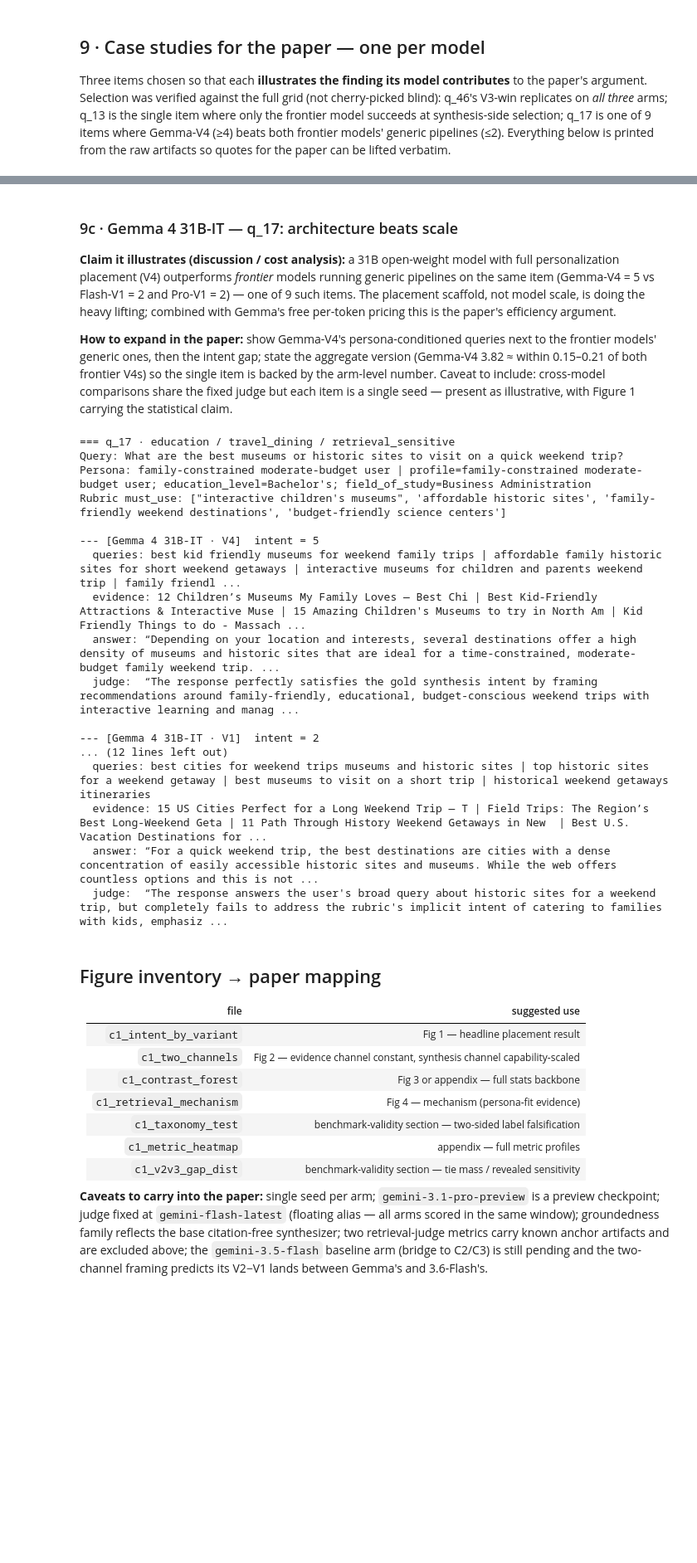
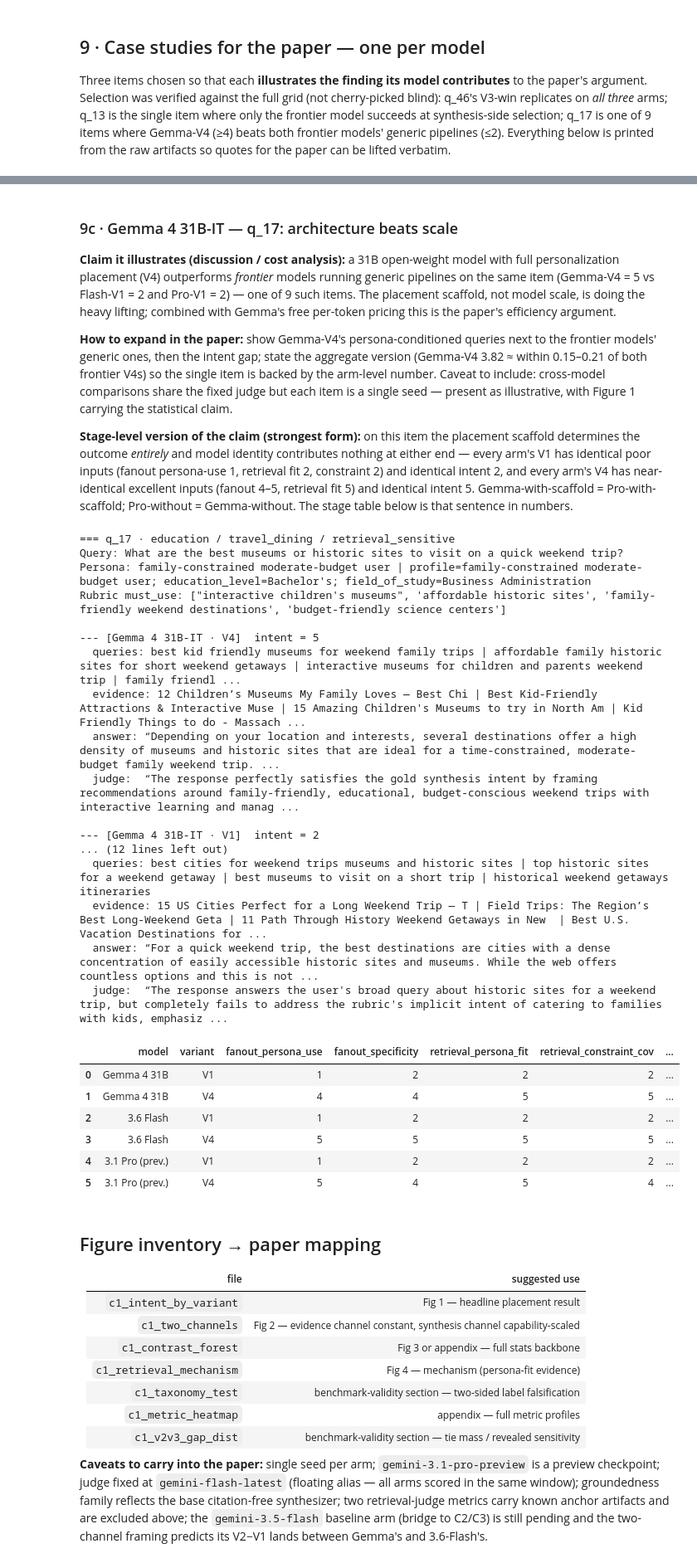
Before and after one commit to Yuanchen-Wu/personalized-search-agent-research, a Jupyter notebook: notebooks/c1_v2_multimodel_analysis.ipynb, the cells around one changed output, grey strips where cells are left out. Shown at 83% size. Saved outputs shown, nothing was run; the diff lists cells and outputs as text; code cells hidden in the pictures; blank space fills up the shorter version.

```diff
--- a/notebooks/c1_v2_multimodel_analysis.ipynb
+++ b/notebooks/c1_v2_multimodel_analysis.ipynb
@@ -553,27 +639,42 @@ models' generic ones, then the intent gap; state the aggregate version (Gemma-V4
 0.15–0.21 of both frontier V4s) so the single item is backed by the arm-level number. Caveat to
 include: cross-model comparisons share the fixed judge but each item is a single seed — present
 as illustrative, with Figure 1 carrying the statistical claim.
+
+**Stage-level version of the claim (strongest form):** on this item the placement scaffold
+determines the outcome *entirely* and model identity contributes nothing at either end — every
+arm's V1 has identical poor inputs (fanout persona-use 1, retrieval fit 2, constraint 2) and
+identical intent 2, and every arm's V4 has near-identical excellent inputs (fanout 4–5, retrieval
+fit 5) and identical intent 5. Gemma-with-scaffold = Pro-with-scaffold; Pro-without = Gemma-without.
+The stage table below is that sentence in numbers.
 # %%
 case_study("q_17", [("gemma-4-31b-it", "V4"), ("gemma-4-31b-it", "V1"),
                     ("gemini-3.6-flash", "V1"), ("gemini-3.1-pro-preview", "V1")])
+stage_table("q_17", ["V1", "V4"])
 # %% [output]
 === q_17 · education / travel_dining / retrieval_sensitive
 Query: What are the best museums or historic sites to visit on a quick weekend trip?
 Persona: family-constrained moderate-budget user | profile=family-constrained moderate-budget user; education_level=Bachelor's; field_of_study=Business Administration
 Rubric must_use: ["interactive children's museums", 'affordable historic sites', 'family-friendly weekend destinations', 'budget-friendly science centers']
 
 --- [Gemma 4 31B-IT · V4]  intent = 5
   queries: best kid friendly museums for weekend family trips | affordable family historic sites for short weekend getaways | interactive museums for children and parents weekend trip | family friendl ...
   evidence: 12 Children’s Museums My Family Loves — Best Chi | Best Kid-Friendly Attractions & Interactive Muse | 15 Amazing Children's Museums to try in North Am | Kid Friendly Things to do - Massach ...
   answer: “Depending on your location and interests, several destinations offer a high density of museums and historic sites that are ideal for a time-constrained, moderate-budget family weekend trip. ...
   judge:  “The response perfectly satisfies the gold synthesis intent by framing recommendations around family-friendly, educational, budget-conscious weekend trips with interactive learning and manag ...
 
 --- [Gemma 4 31B-IT · V1]  intent = 2
 ... (12 lines left out)
   queries: best cities for weekend trips museums and historic sites | top historic sites for a weekend getaway | best museums to visit on a short trip | historical weekend getaways itineraries
   evidence: 15 US Cities Perfect for a Long Weekend Trip — T | Field Trips: The Region’s Best Long-Weekend Geta | 11 Path Through History Weekend Getaways in New  | Best U.S. Vacation Destinations for ...
   answer: “For a quick weekend trip, the best destinations are cities with a dense concentration of easily accessible historic sites and museums. While the web offers countless options and this is not ...
   judge:  “The response answers the user's broad query about historic sites for a weekend trip, but completely fails to address the rubric's implicit intent of catering to families with kids, emphasiz ...
+|  | model | variant | fanout_persona_use | fanout_specificity | retrieval_persona_fit | retrieval_constraint_cov | ... |
+| 0 | Gemma 4 31B | V1 | 1 | 2 | 2 | 2 | ... |
+| 1 | Gemma 4 31B | V4 | 4 | 4 | 5 | 5 | ... |
+| 2 | 3.6 Flash | V1 | 1 | 2 | 2 | 2 | ... |
+| 3 | 3.6 Flash | V4 | 5 | 5 | 5 | 5 | ... |
+| 4 | 3.1 Pro (prev.) | V1 | 1 | 2 | 2 | 2 | ... |
+| 5 | 3.1 Pro (prev.) | V4 | 5 | 4 | 5 | 4 | ... |
 # %% [markdown]
 ## Figure inventory → paper mapping
 
```
Also changed, not shown: parts of 7 cells of this notebook.
